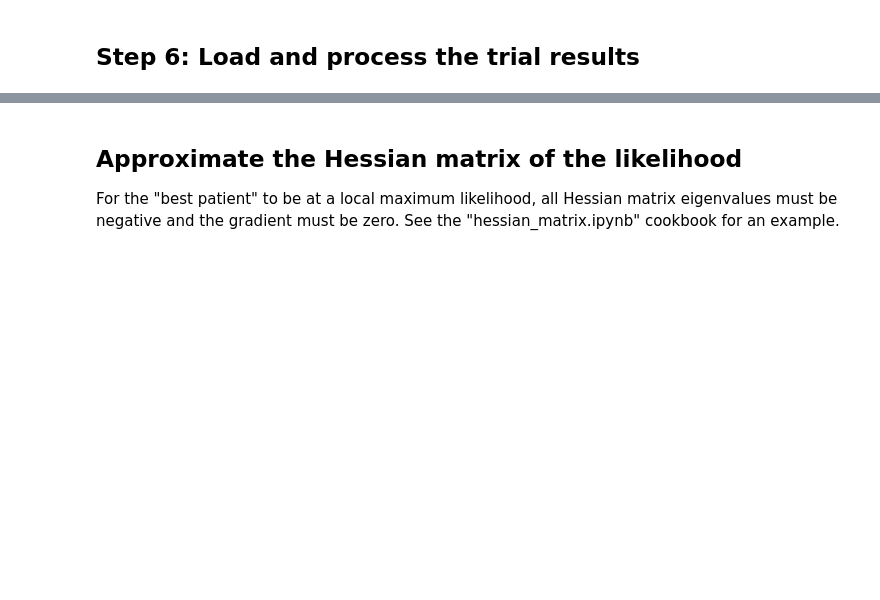
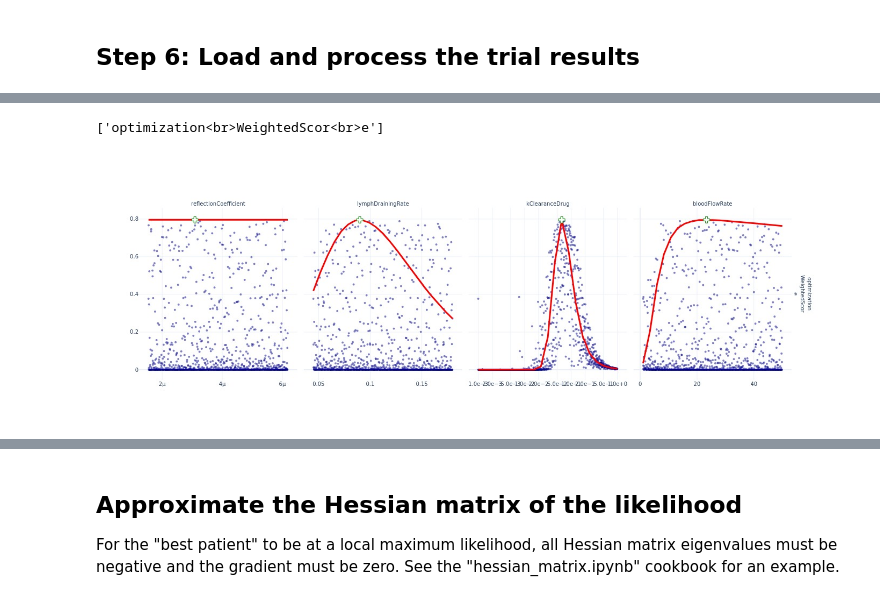
Before and after one commit to novainsilico/jinko-api-cookbook, a Jupyter notebook: cookbooks/modeling/post_calibration_uq.ipynb, the cells around one changed output, grey strips where cells are left out. Saved outputs shown, nothing was run; the diff lists cells and outputs as text; code cells hidden in the pictures; blank space fills up the shorter version.

```diff
--- a/cookbooks/modeling/post_calibration_uq.ipynb
+++ b/cookbooks/modeling/post_calibration_uq.ipynb
@@ -104,9 +102,7 @@ arm_names = json.loads(response.content.decode("utf-8"))["arms"]
 response = jinko.make_request(
     f"/core/v2/result_manager/calibration/{calibration_core_item_id}/snapshots/{calibration_snapshot_id}/sorted_patients",
     method="POST",
-    json={
-        "sortBy": "optimizationWeightedScore"
-    },
+    json={"sortBy": "optimizationWeightedScore"},
 )
 response_summary = json.loads(response.content)
 best_patient_index = response_summary[0]
@@ -461,7 +539,7 @@ Parameter identifiability is associated to the "sharpness" of the likelihood pro
 ![Output plot explained](./resources/post_calibration_uq/explo-calib-uq.png)
 # %%
 figureHeight = 500
-figureWidth = 1000
+figureWidth = 1400
 
 scoreList = list(dfFull.score.unique())
 scoreList.remove("optimizationWeightedScore")
@@ -475,10 +553,6 @@ display(scoreListWrapped)
 
 nbParams = len(parameters)
 parametersWrapped = ["<br>".join(textwrap.wrap(t, width=30)) for t in parameters]
-
-# Add here all params that should be displayed using a log scale
-# By default, all params that had a custom range in log are selected
-logParams = [p for p in custom_range if custom_range[p]["logscale"] == True]
 
 fig = make_subplots(
     len(scoreList),
@@ -517,34 +591,38 @@ for i in range(nbScores):
                 line_color="red",
             ),
             row=i + 1,
             col=j + 1,
         )
         fig.add_trace(
             go.Scatter(
                 x=[best_patient_parameters[f"{parameters[j]}.tmin"]],
                 y=[best_patient_scores_trans[scoreList[i]]],
                 mode="markers",
                 marker=dict(
                     size=10,
                     color="white",
                     symbol="cross",
                     line=dict(color="green", width=1),
                 ),
             ),
             row=i + 1,
             col=j + 1,
         )
-        if parameters[j] in logParams:
+        # special case for log-scaled parameters
+        if parameter_log_scaled(parameters[j]):
             fig.update_xaxes(type="log", row=i + 1, col=j + 1, tickformat=".1e")
 fig.update_annotations(font_size=10)
 fig.update_layout(
     font=dict(size=10),
     showlegend=False,
     width=figureWidth,
     height=figureHeight,
     template="plotly_white",
 )
 fig.show(renderer="jpeg")
+# %% [output]
+['optimization<br>WeightedScor<br>e']
+[figure, added]
 # %%
 # Additional plot: pairwise correlation plots for calibrated parameters
 
```
Also changed, not shown: parts of 9 cells of this notebook, 1 other file.
